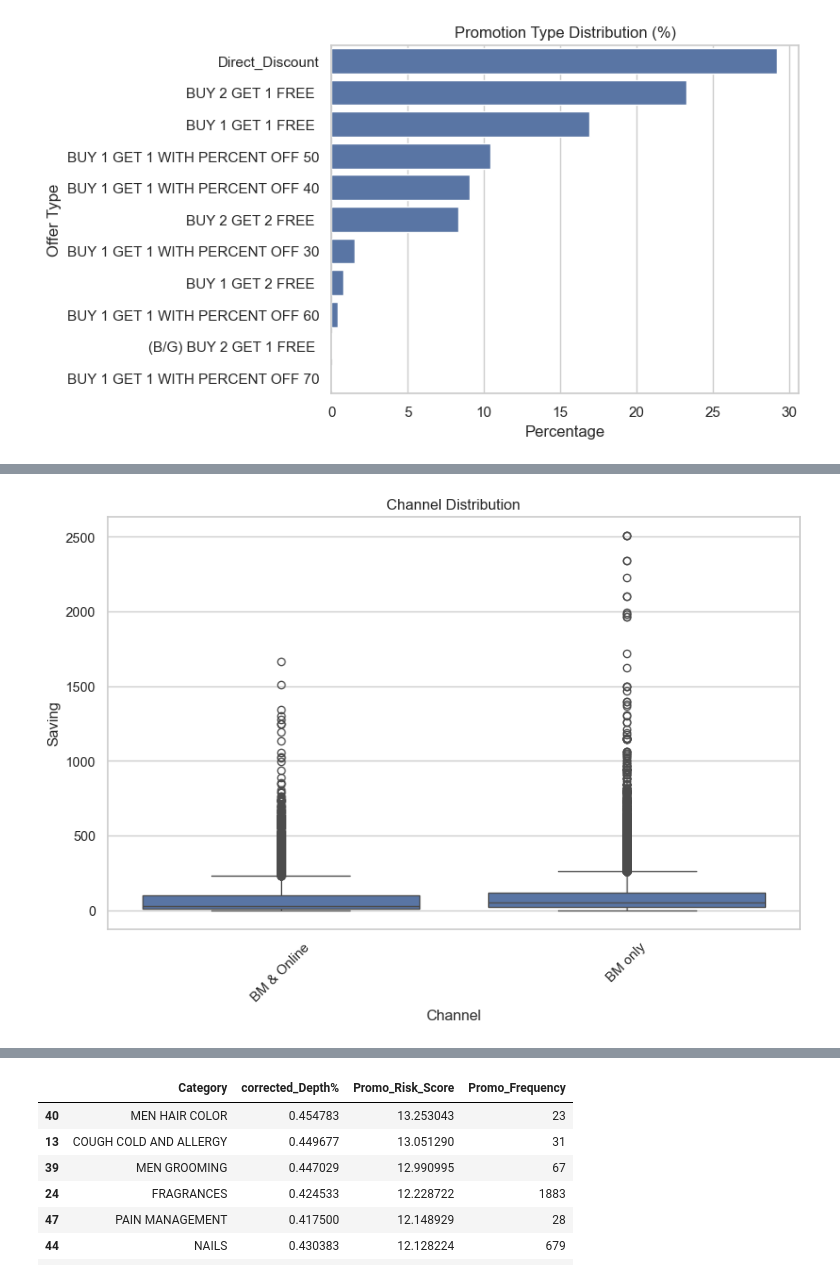
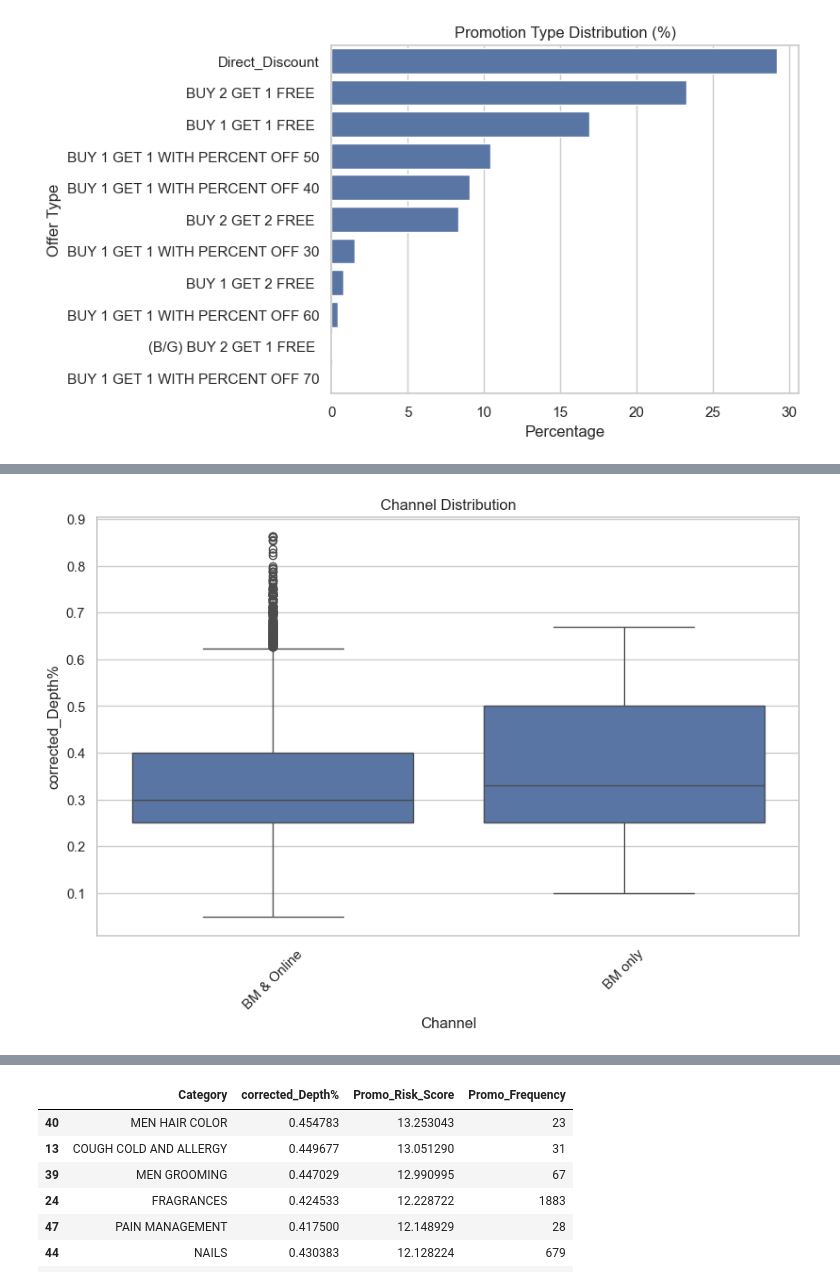
Before and after one commit to EYONG-ENEKE/Promotional-Campaigns-in-Retail-Pharmacy, a Jupyter notebook: pr7.ipynb, the cells around one changed output, grey strips where cells are left out. Saved outputs shown, nothing was run; the diff lists cells and outputs as text; code cells hidden in the pictures.

```diff
--- a/pr7.ipynb
+++ b/pr7.ipynb
@@ -322,12 +322,12 @@ Name: proportion, dtype: float64
 # %%
 #1.4
 plt.figure(figsize=(10,6))
-sns.boxplot(data=df, x='Channel', y='Saving')
+sns.boxplot(data=df, x='Channel', y='corrected_Depth%')
 plt.title("Channel Distribution")
 plt.xticks(rotation=45)
 plt.show()
 # %% [output]
-[figure, old version]
+[figure, new version]
 # %%
 #1.5 Distribution Across Categories & Brands
 
```
